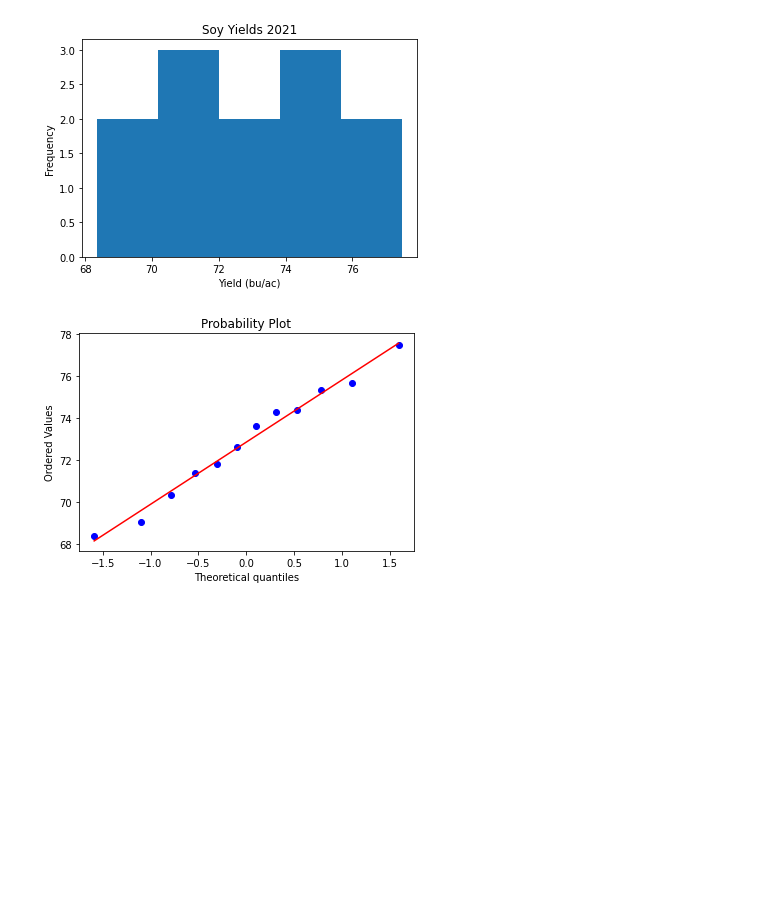
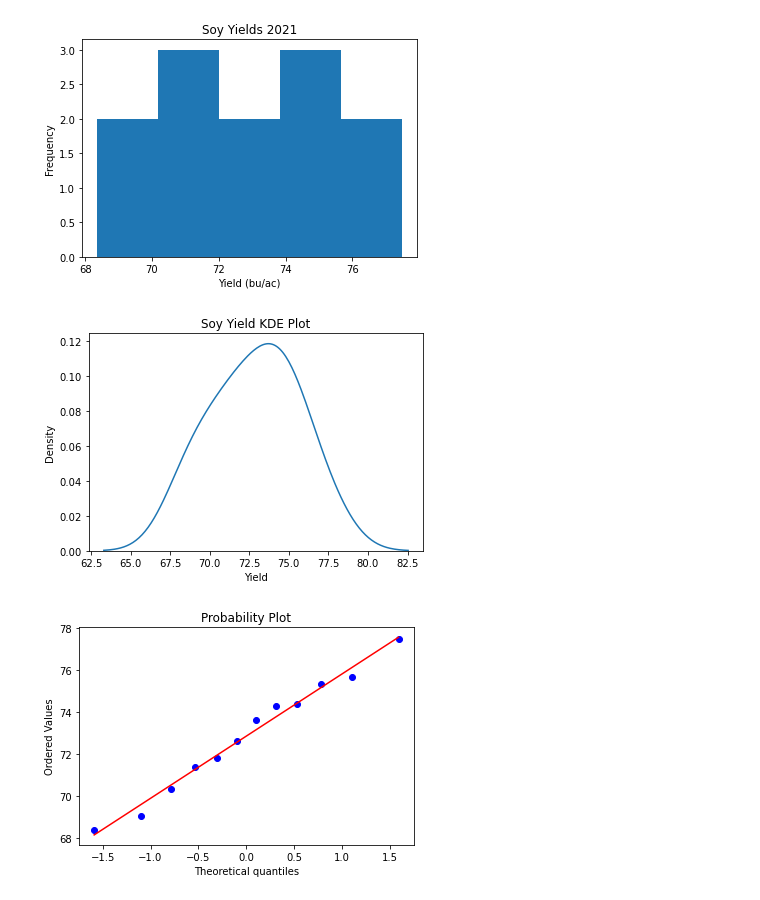
Before and after one commit to gabbymyers/516X-Project, a Jupyter notebook: _data/Yield Analysis.ipynb, the cells around one changed output. Cells and saved outputs as stored; diff of their text form; code cells hidden in the pictures; blank space fills up the shorter version.

```diff
--- a/_data/Yield Analysis.ipynb
+++ b/_data/Yield Analysis.ipynb
@@ -480,6 +496,12 @@ plt.ylabel('Frequency')
 plt.savefig('Soy Histogram.jpg', bbox_inches='tight')
 # %% [output]
 [figure]
+# %%
+sns.kdeplot(data=soy_only, x="Yield")
+plt.title('Soy Yield KDE Plot')
+plt.savefig('soy_yield_kde.jpg', bbox_inches='tight')
+# %% [output]
+[figure, added]
 # %%
 import scipy.stats as stats
 stats.probplot(soy_only['Yield'], dist="norm", plot=plt)
```
Also changed, not shown: parts of 10 cells of this notebook.
